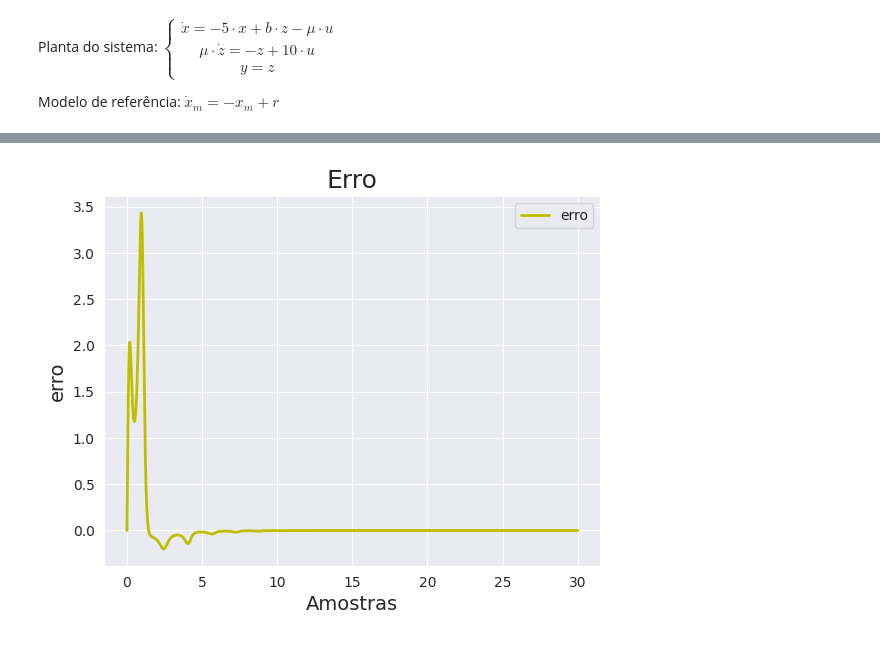
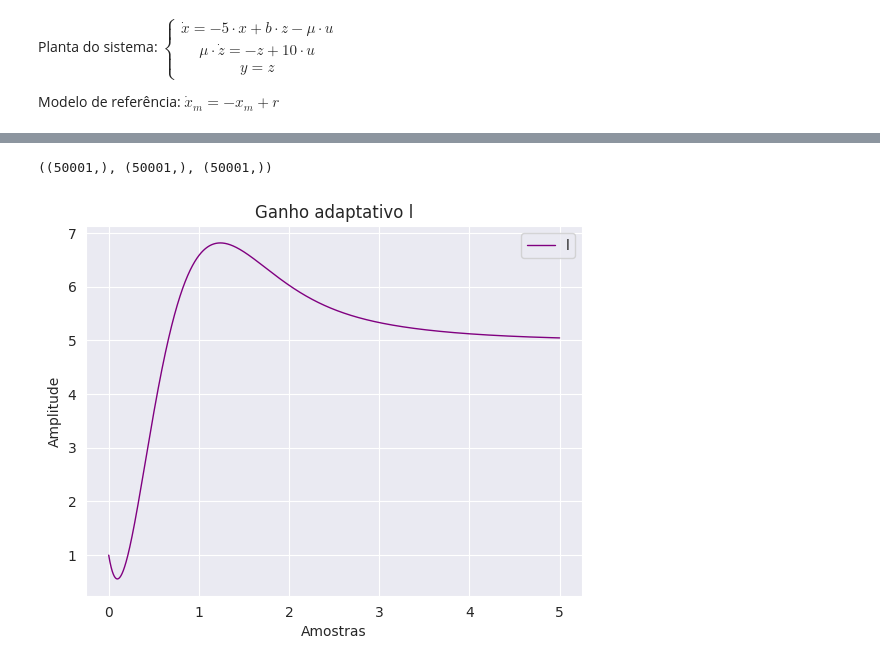
Before and after one commit to SKaiquelima/advanced-control, a Jupyter notebook: P2/p2_2.ipynb, the cells around one changed output, grey strips where cells are left out. Saved outputs shown, nothing was run; the diff lists cells and outputs as text; code cells hidden in the pictures.

```diff
--- a/P2/p2_2.ipynb
+++ b/P2/p2_2.ipynb
@@ -26,8 +26,11 @@ bm = 1
 # %%
 # Parâmetros de simulação
 N = 5
-dt = 0.001  # Taxa de amostragem
+dt = 0.0001  # Taxa de amostragem
+gamma = 10*np.ones(2)
 T = np.arange(0, N + dt, dt)
-u = 10*np.cos(2*T + (np.pi/7)) + 0.9*np.sin(3*T) # entrada
-len(T)
+
+r = np.ones(len(T))  # Referência
+
+len(r)
 # %% [output]
@@ -104,13 +38,38 @@ plt.show()
-# %%
-# Segundo subplot (Gráfico do erro)
-plt.plot(T[:corte], erro[:corte], 'y', linewidth=2, label='erro')
-plt.xlabel('Amostras', fontsize=fontesize)
-plt.ylabel('erro', fontsize=fontesize)
-plt.title('Erro', fontsize=titlesize)
-plt.legend()
-plt.grid(True)
-
-# Exiba o gráfico
-plt.show()
-# %% [output]
-[figure, removed]
+# %%
+l = np.ones((1, len(T)))[0]
+x = np.ones((len(T)))
+xm = np.ones((1, len(T)))[0]
+
+u = np.zeros((1, len(T)))[0]
+e = np.zeros((1, len(T)))[0]
+
+l[0] = 1
+x[0] = 3
+xm[0] = 2
+
+x.shape, xm.shape, l.shape
+# %% [output]
+((50001,), (50001,), (50001,))
+# %%
+# simulação de xm, x e l
+for k in range(0, int(N/dt)):
+    u[k] = l[k] * r[k]
+    x[k+1] = x[k] + dt * (a * x[k] + b * u[k])
+    xm[k+1] = xm[k] + dt * (- am * xm[k] + bm * r[k])
+
+    e[k] = x[k] - xm[k]
+    l[k+1] = l[k] - dt * (gamma[1]*e[k]*r[k]*np.sign(b))
+# %%
+# Gráfico das respostas de yp e ym com entrada de referência r
+corte = int(np.ceil(1*(len(T))))
+plt.plot(T[:corte], l[:corte], label='l', color='purple', linewidth=1)
+
+plt.xlabel('Amostras')
+plt.ylabel('Amplitude')
+plt.title('Ganho adaptativo l')
+
+plt.legend()
+
+plt.show()
+# %% [output]
+[figure, added]
```
Also changed, not shown: parts of 8 cells of this notebook, 1 other file.
